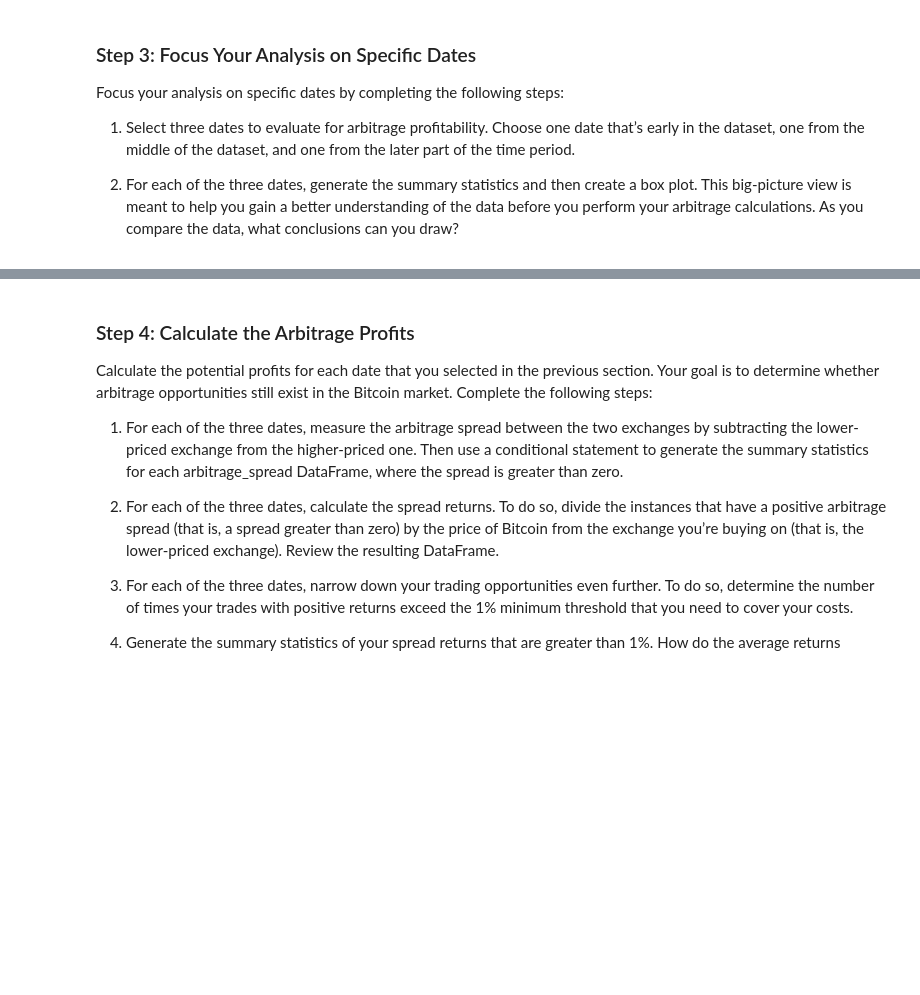
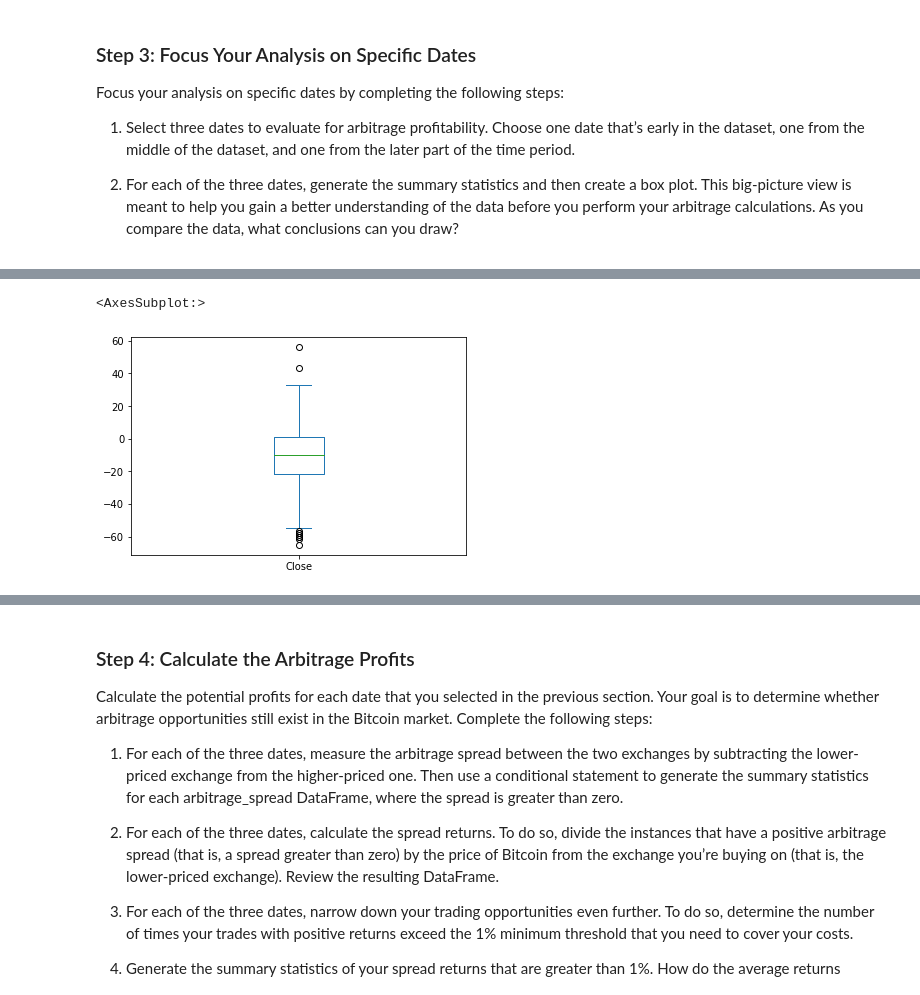
Before and after one commit to zvahidy/Crypto-Arbitrage, a Jupyter notebook: crypto_arbitrage.ipynb, the cells around one changed output, grey strips where cells are left out. Cells and saved outputs as stored; diff of their text form; code cells hidden in the pictures; blank space fills up the shorter version.

```diff
--- a/crypto_arbitrage.ipynb
+++ b/crypto_arbitrage.ipynb
@@ -426,7 +447,7 @@ arbitrage_spread_early = # YOUR CODE HERE
 # %%
 # Using the date in the middle that you have selected, calculate the arbitrage spread
 # by subtracting the bitstamp lower closing prices from the coinbase higher closing prices
-arbitrage_spread_middle = # YOUR CODE HERE
+arbitrage_spread_middle = coinbase['Close'].loc['2018-02-16'] - bitstamp['Close'].loc['2018-02-16']
 
 # Generate summary statistics
-# YOUR CODE HERE
+arbitrage_spread_middle.describe()
@@ -433,6 +464,9 @@ arbitrage_spread_middle = # YOUR CODE HERE
 # %%
 # Visualize the arbitrage spread from the middle of the dataset in a box plot
-# YOUR CODE HERE
+arbitrage_spread_middle.plot(kind='box')
+# %% [output]
+<AxesSubplot:>
+[figure, added]
 # %%
 # Create an overlay plot that visualizes the two dataframes over a period of one day from late in the dataset.
 # Be sure that the plots include the parameters `legend`, `figsize`, `title`, `color` and `label`
```
Also changed, not shown: parts of 9 cells of this notebook.
